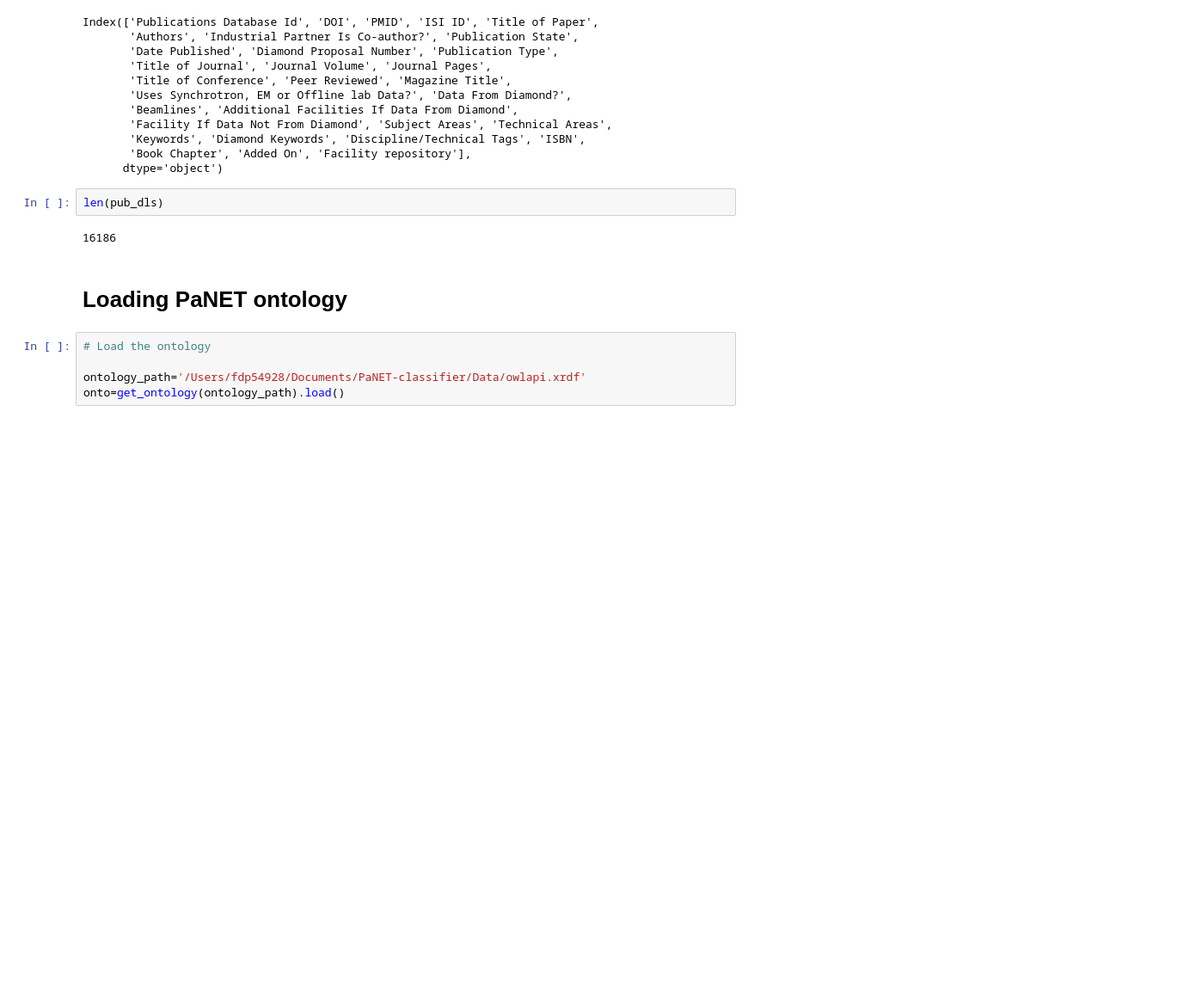
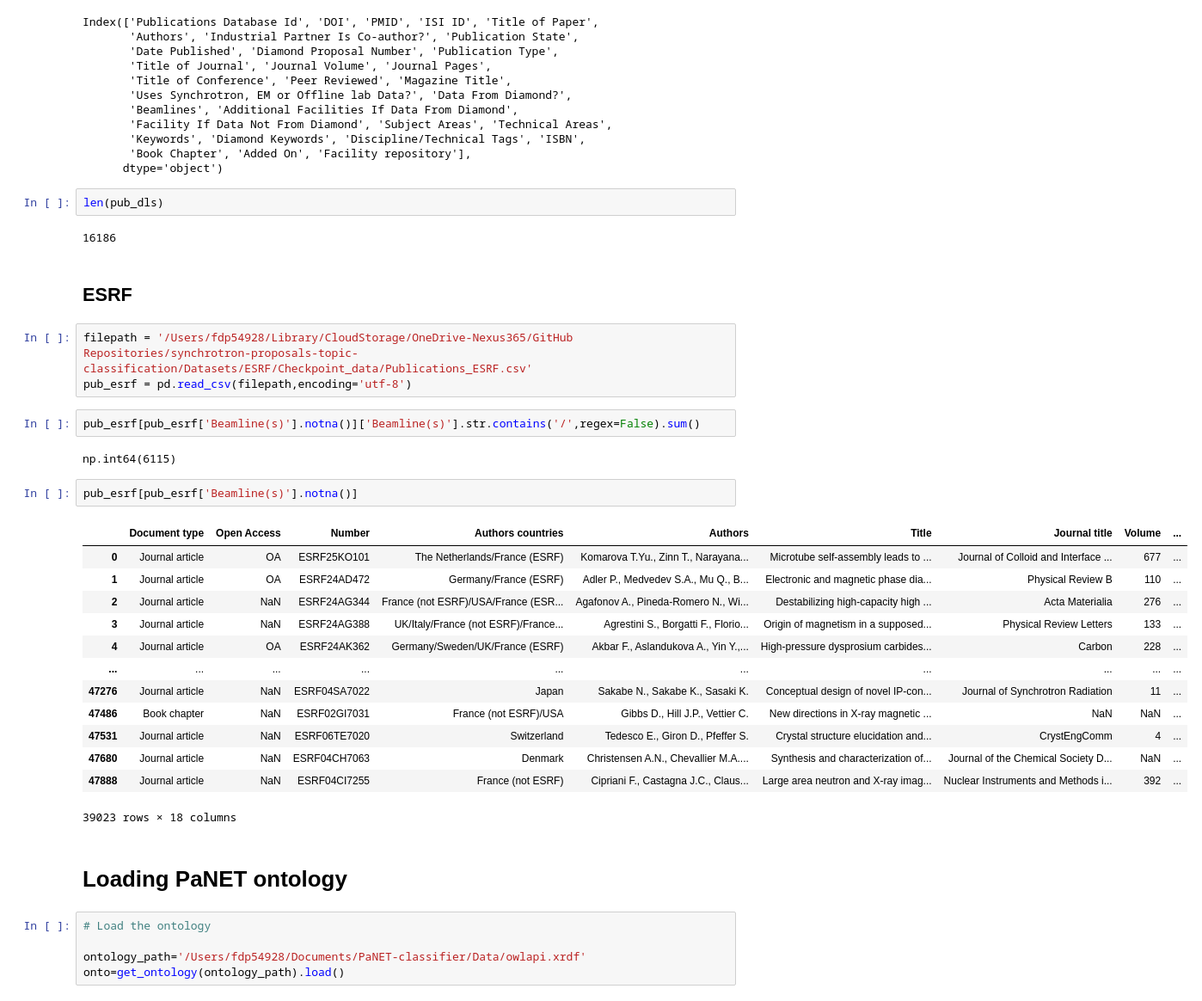
Before and after one commit to terencetan-c/PaNET-classifier, a Jupyter notebook: Code/Data exploration.ipynb, the cells around one changed output. Shown at 86% size. Cells and saved outputs as stored; diff of their text form; blank space fills up the shorter version.

```diff
--- a/Code/Data exploration.ipynb
+++ b/Code/Data exploration.ipynb
@@ -49,6 +53,31 @@ Index(['Publications Database Id', 'DOI', 'PMID', 'ISI ID', 'Title of Paper',
 len(pub_dls)
 # %% [output]
 16186
+# %% [markdown]
+## ESRF
+# %%
+filepath = '/Users/fdp54928/Library/CloudStorage/OneDrive-Nexus365/GitHub Repositories/synchrotron-proposals-topic-classification/Datasets/ESRF/Checkpoint_data/Publications_ESRF.csv'
+pub_esrf = pd.read_csv(filepath,encoding='utf-8')
+# %%
+pub_esrf[pub_esrf['Beamline(s)'].notna()]['Beamline(s)'].str.contains('/',regex=False).sum()
+# %% [output]
+np.int64(6115)
+# %%
+pub_esrf[pub_esrf['Beamline(s)'].notna()]
+# %% [output]
+|  | Document type | Open Access | Number | Authors countries | Authors | Title | Journal title | Volume | ... |
+| 0 | Journal article | OA | ESRF25KO101 | The Netherlands/France (ESRF) | Komarova T.Yu., Zinn T., Narayana... | Microtube self-assembly leads to ... | Journal of Colloid and Interface ... | 677 | ... |
+| 1 | Journal article | OA | ESRF24AD472 | Germany/France (ESRF) | Adler P., Medvedev S.A., Mu Q., B... | Electronic and magnetic phase dia... | Physical Review B | 110 | ... |
+| 2 | Journal article | NaN | ESRF24AG344 | France (not ESRF)/USA/France (ESR... | Agafonov A., Pineda-Romero N., Wi... | Destabilizing high-capacity high ... | Acta Materialia | 276 | ... |
+| 3 | Journal article | NaN | ESRF24AG388 | UK/Italy/France (not ESRF)/France... | Agrestini S., Borgatti F., Florio... | Origin of magnetism in a supposed... | Physical Review Letters | 133 | ... |
+| 4 | Journal article | OA | ESRF24AK362 | Germany/Sweden/UK/France (ESRF) | Akbar F., Aslandukova A., Yin Y.,... | High-pressure dysprosium carbides... | Carbon | 228 | ... |
+| ... | ... | ... | ... | ... | ... | ... | ... | ... | ... |
+| 47276 | Journal article | NaN | ESRF04SA7022 | Japan | Sakabe N., Sakabe K., Sasaki K. | Conceptual design of novel IP-con... | Journal of Synchrotron Radiation | 11 | ... |
+| 47486 | Book chapter | NaN | ESRF02GI7031 | France (not ESRF)/USA | Gibbs D., Hill J.P., Vettier C. | New directions in X-ray magnetic ... | NaN | NaN | ... |
+| 47531 | Journal article | NaN | ESRF06TE7020 | Switzerland | Tedesco E., Giron D., Pfeffer S. | Crystal structure elucidation and... | CrystEngComm | 4 | ... |
+| 47680 | Journal article | NaN | ESRF04CH7063 | Denmark | Christensen A.N., Chevallier M.A.... | Synthesis and characterization of... | Journal of the Chemical Society D... | NaN | ... |
+| 47888 | Journal article | NaN | ESRF04CI7255 | France (not ESRF) | Cipriani F., Castagna J.C., Claus... | Large area neutron and X-ray imag... | Nuclear Instruments and Methods i... | 392 | ... |
+39023 rows × 18 columns
 # %% [markdown]
 # Loading PaNET ontology
 # %%
```
Also changed, not shown: parts of 29 cells of this notebook, 2 other files.
